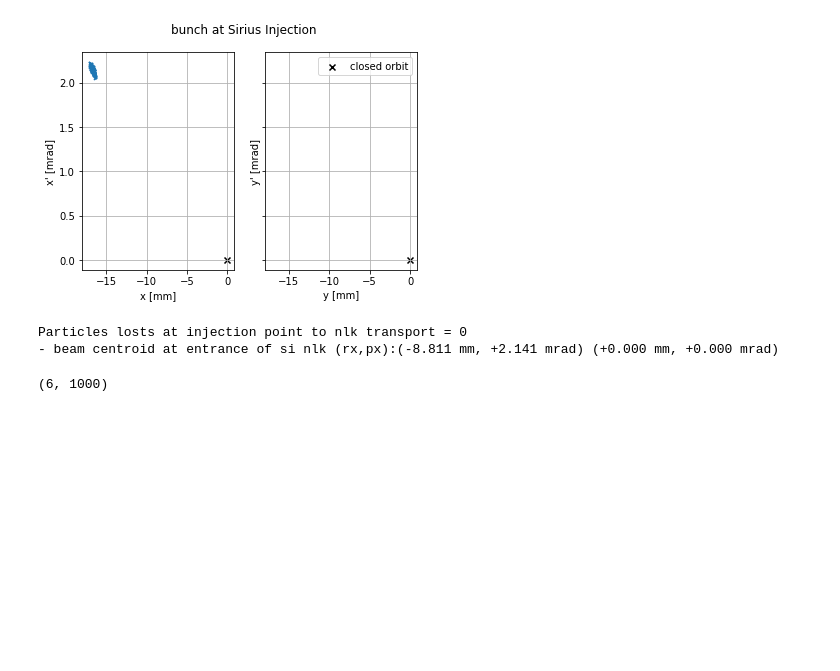
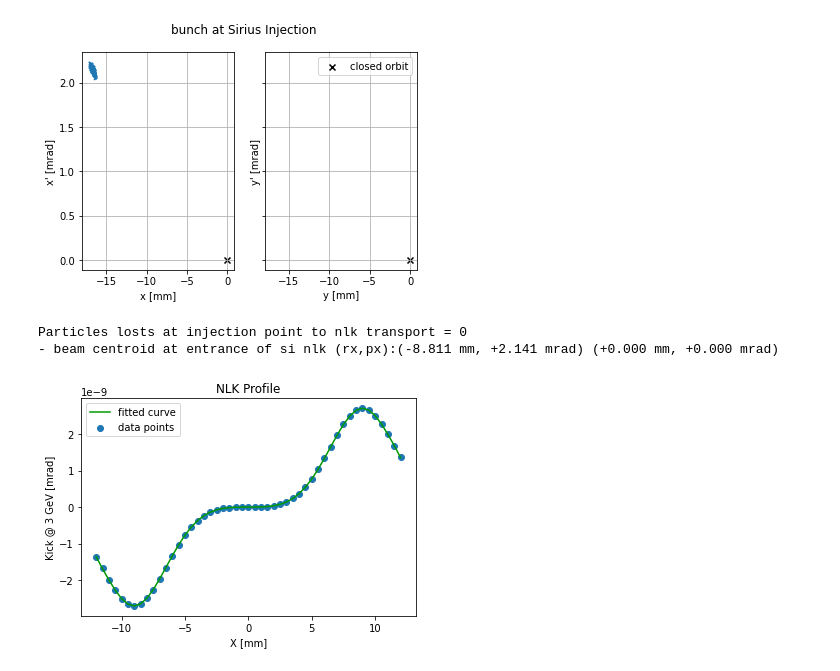
Before and after one commit to lnls-fac/apsuite, a Jupyter notebook: apsuite/emittance_exchange/injection-simulation/injection_nb_tests.ipynb, the cells around one changed output. Saved outputs shown, nothing was run; the diff lists cells and outputs as text; code cells hidden in the pictures; blank space fills up the shorter version.

```diff
--- a/apsuite/emittance_exchange/injection-simulation/injection_nb_tests.ipynb
+++ b/apsuite/emittance_exchange/injection-simulation/injection_nb_tests.ipynb
@@ -142,4 +139,5 @@ bunch = pa.tracking.generate_bunch(n_part=1000, envelope = bo_envelope)
-# %%
-np.shape(bunch[0])
-# %% [output]
-(6, 1000)
+# %%
+from nlk import si_nlk_kick
+x, integ_field, kickx, LPolyB = si_nlk_kick(plot_flag=True)
+# %% [output]
+[figure, added]
```
Also changed, not shown: parts of 1 cell of this notebook, 2 other files.
